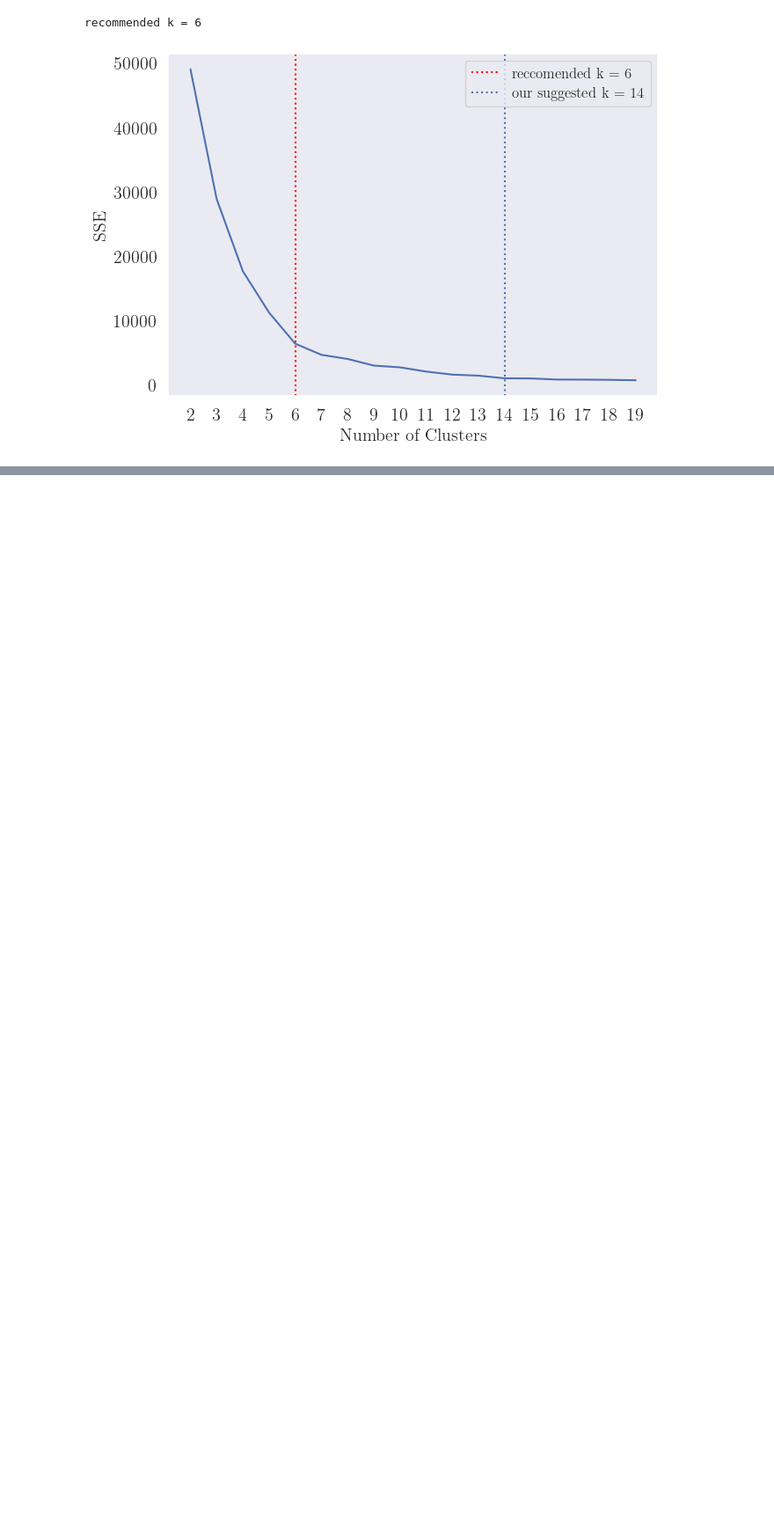
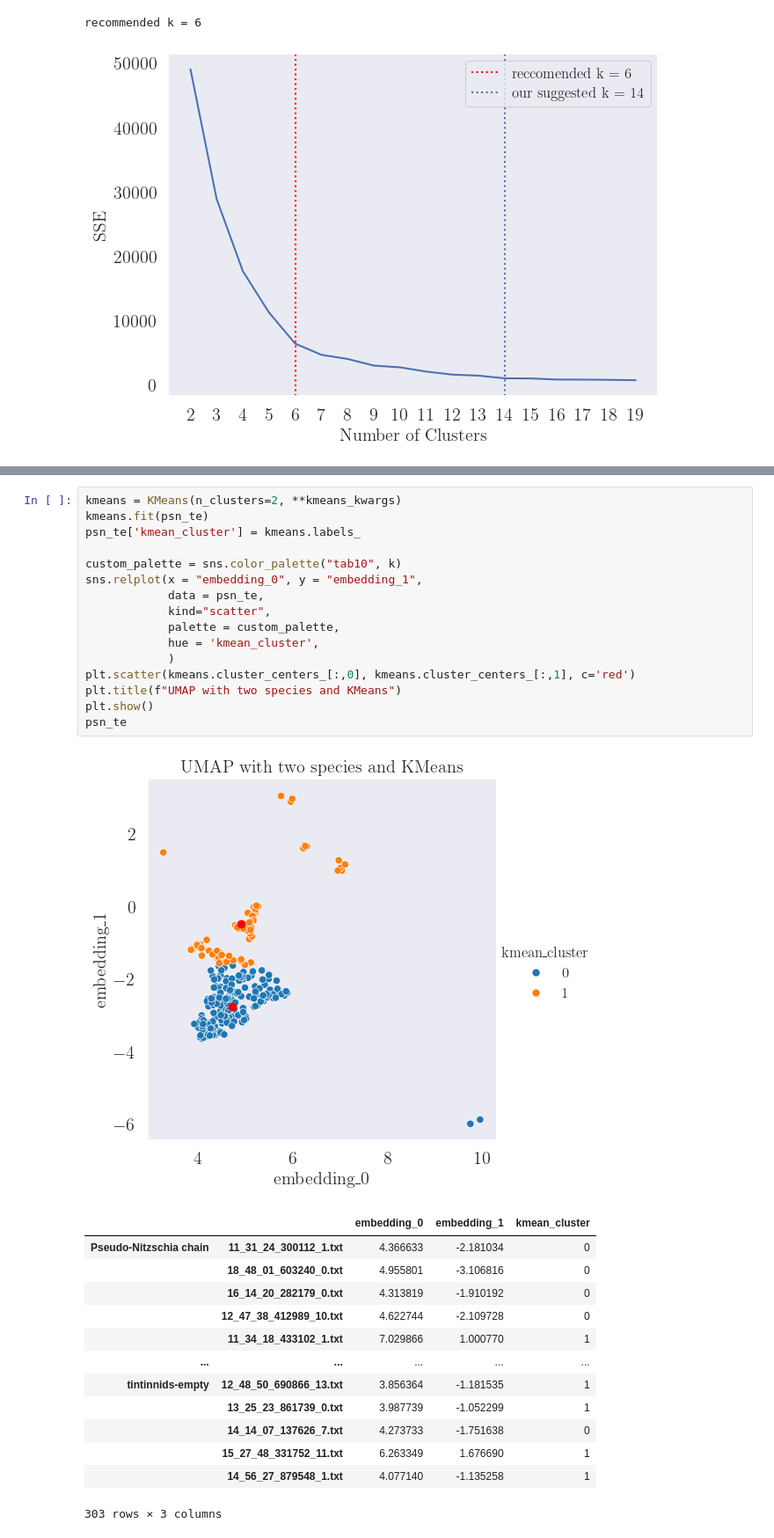
Before and after one commit to evengar/FYS-STK4155-Project3, a Jupyter notebook: examples/tests_eb/structure_tests.ipynb, the cells around one changed output, grey strips where cells are left out. Shown at 88% size. Drawn from its saved outputs; the diff is of its cells as text; blank space fills up the shorter version.

Commit message:
fun comparison of clusters

```diff
--- a/examples/tests_eb/structure_tests.ipynb
+++ b/examples/tests_eb/structure_tests.ipynb
@@ -265,0 +286,31 @@ recommended k = 6
+# %%
+kmeans = KMeans(n_clusters=2, **kmeans_kwargs)
+kmeans.fit(psn_te)
+psn_te['kmean_cluster'] = kmeans.labels_
+
+custom_palette = sns.color_palette("tab10", k)
+sns.relplot(x = "embedding_0", y = "embedding_1",
+            data = psn_te,
+            kind="scatter",
+            palette = custom_palette,
+            hue = 'kmean_cluster',
+            )
+plt.scatter(kmeans.cluster_centers_[:,0], kmeans.cluster_centers_[:,1], c='red')
+plt.title(f"UMAP with two species and KMeans")
+plt.show()
+psn_te
+# %% [output]
+[figure, added]
+|  |  | embedding_0 | embedding_1 | kmean_cluster |
+| Pseudo-Nitzschia chain | 11_31_24_300112_1.txt | 4.366633 | -2.181034 | 0 |
+|  | 18_48_01_603240_0.txt | 4.955801 | -3.106816 | 0 |
+|  | 16_14_20_282179_0.txt | 4.313819 | -1.910192 | 0 |
+|  | 12_47_38_412989_10.txt | 4.622744 | -2.109728 | 0 |
+|  | 11_34_18_433102_1.txt | 7.029866 | 1.000770 | 1 |
+| ... | ... | ... | ... | ... |
+| tintinnids-empty | 12_48_50_690866_13.txt | 3.856364 | -1.181535 | 1 |
+|  | 13_25_23_861739_0.txt | 3.987739 | -1.052299 | 1 |
+|  | 14_14_07_137626_7.txt | 4.273733 | -1.751638 | 0 |
+|  | 15_27_48_331752_11.txt | 6.263349 | 1.676690 | 1 |
+|  | 14_56_27_879548_1.txt | 4.077140 | -1.135258 | 1 |
+303 rows × 3 columns
```
Also changed, not shown: parts of 8 cells of this notebook, 3 other files.
